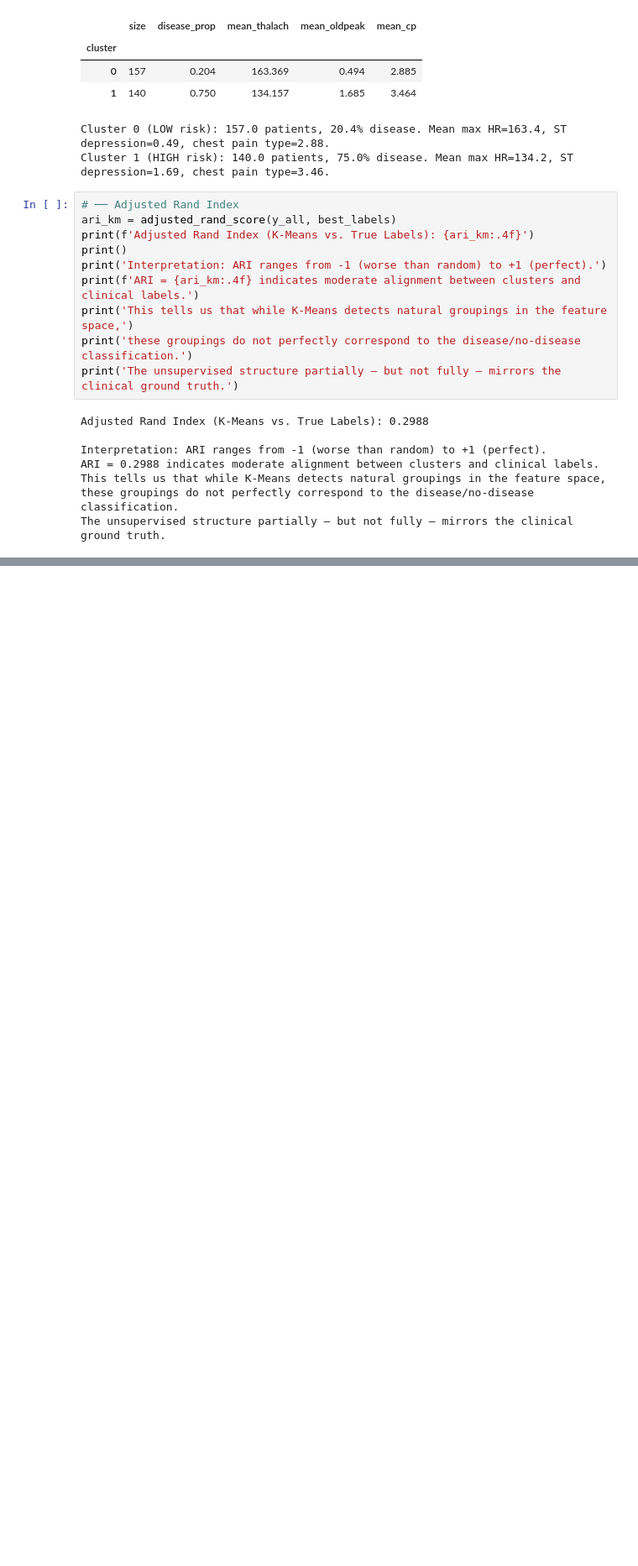
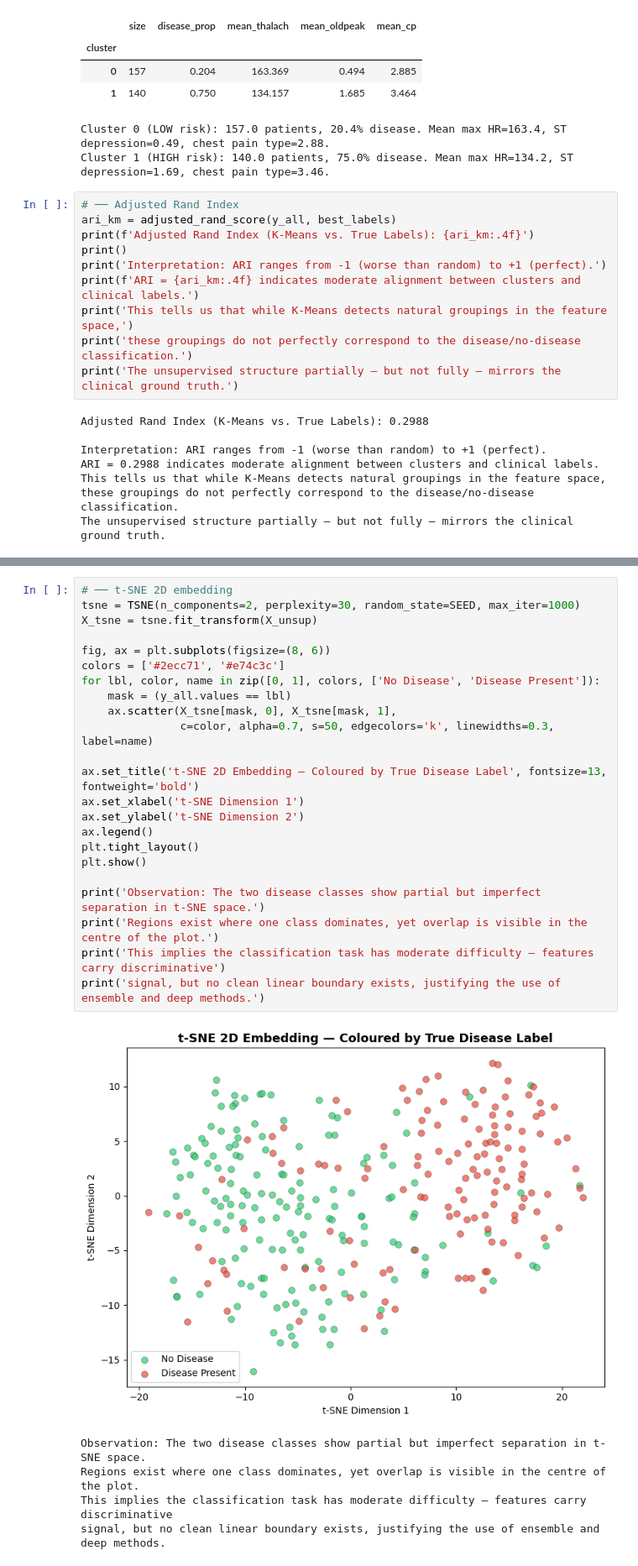
Before and after one commit to Saif-Murtaza/DataMining-Assignment-04, a Jupyter notebook: 23i-2588_4_datamining.ipynb, the cells around one changed output, grey strips where cells are left out. Shown at 84% size. Drawn from its saved outputs; the diff is of its cells as text; blank space fills up the shorter version.

```diff
--- a/23i-2588_4_datamining.ipynb
+++ b/23i-2588_4_datamining.ipynb
@@ -420,0 +514,29 @@ The unsupervised structure partially — but not fully — mirrors the clinical
+# %%
+# ── t-SNE 2D embedding
+tsne = TSNE(n_components=2, perplexity=30, random_state=SEED, max_iter=1000)
+X_tsne = tsne.fit_transform(X_unsup)
+
+fig, ax = plt.subplots(figsize=(8, 6))
+colors = ['#2ecc71', '#e74c3c']
+for lbl, color, name in zip([0, 1], colors, ['No Disease', 'Disease Present']):
+    mask = (y_all.values == lbl)
+    ax.scatter(X_tsne[mask, 0], X_tsne[mask, 1],
+               c=color, alpha=0.7, s=50, edgecolors='k', linewidths=0.3, label=name)
+
+ax.set_title('t-SNE 2D Embedding — Coloured by True Disease Label', fontsize=13, fontweight='bold')
+ax.set_xlabel('t-SNE Dimension 1')
+ax.set_ylabel('t-SNE Dimension 2')
+ax.legend()
+plt.tight_layout()
+plt.show()
+
+print('Observation: The two disease classes show partial but imperfect separation in t-SNE space.')
+print('Regions exist where one class dominates, yet overlap is visible in the centre of the plot.')
+print('This implies the classification task has moderate difficulty — features carry discriminative')
+print('signal, but no clean linear boundary exists, justifying the use of ensemble and deep methods.')
+# %% [output]
+[figure, added]
+Observation: The two disease classes show partial but imperfect separation in t-SNE space.
+Regions exist where one class dominates, yet overlap is visible in the centre of the plot.
+This implies the classification task has moderate difficulty — features carry discriminative
+signal, but no clean linear boundary exists, justifying the use of ensemble and deep methods.
```
Also changed, not shown: parts of 3 cells of this notebook.
